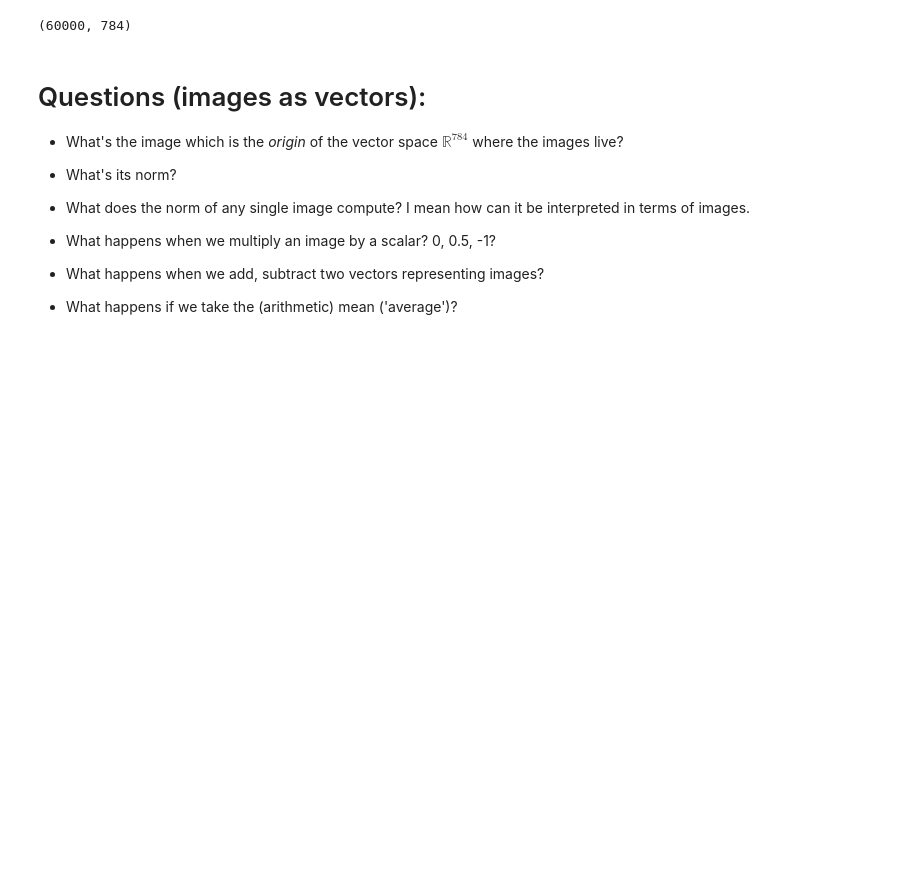
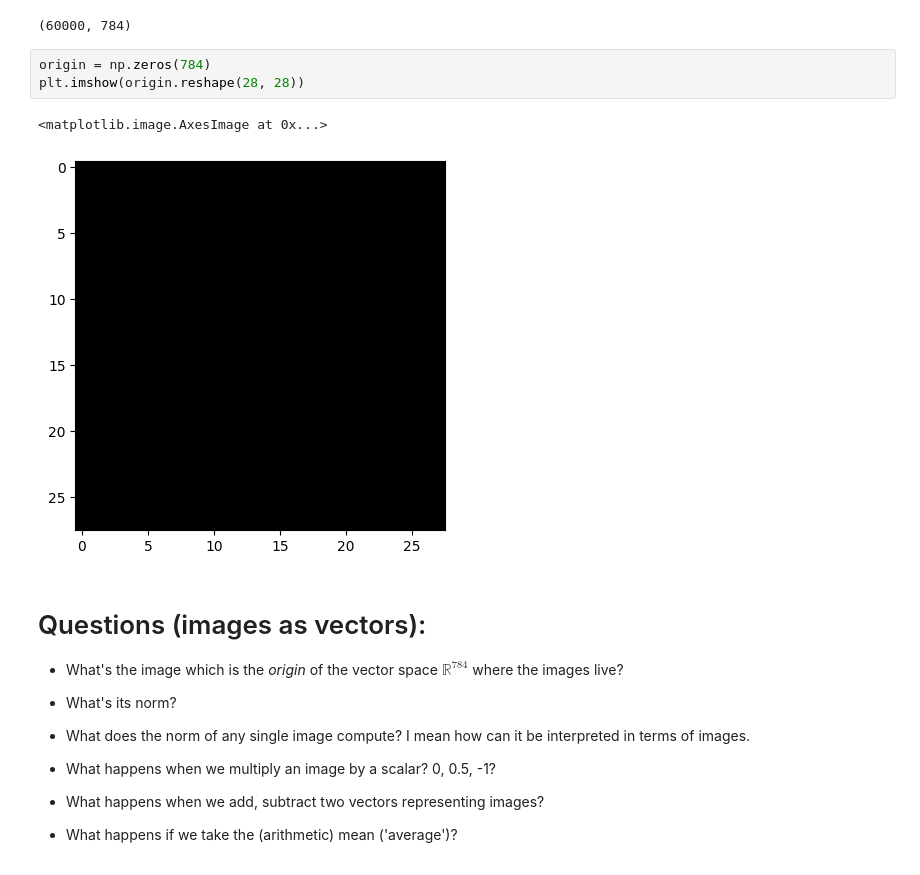
Before and after one commit to LiaIssakov/Portfolio_2025, a Jupyter notebook: images_as_vectors.ipynb, the cells around one changed output. Drawn from its saved outputs; the diff is of its cells as text; blank space fills up the shorter version.

```diff
--- a/images_as_vectors.ipynb
+++ b/images_as_vectors.ipynb
@@ -78,6 +78,12 @@ del x_train_as_2D_arrays # delete, we don't need it anymore!
 x_train.shape
 # %% [output]
 (60000, 784)
+# %%
+origin = np.zeros(784)
+plt.imshow(origin.reshape(28, 28))
+# %% [output]
+<matplotlib.image.AxesImage at 0x...>
+[figure, added]
 # %% [markdown]
 # Questions (images as vectors):
 
```
